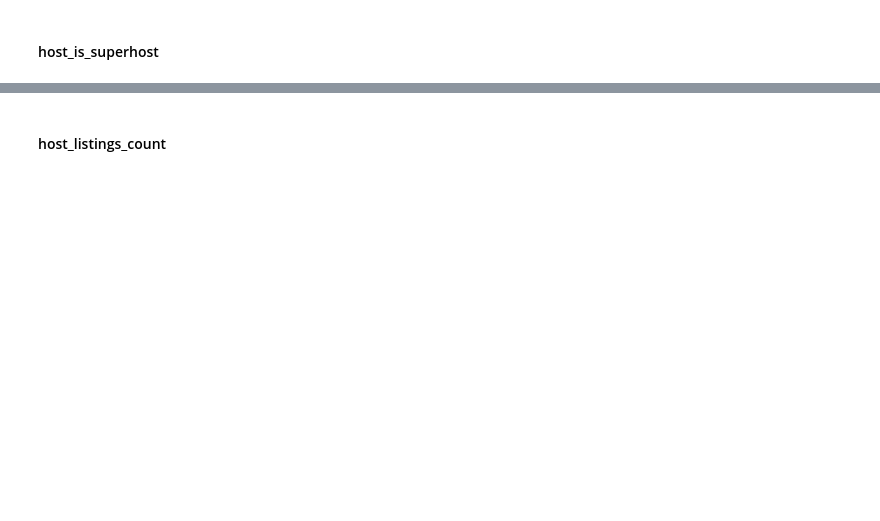
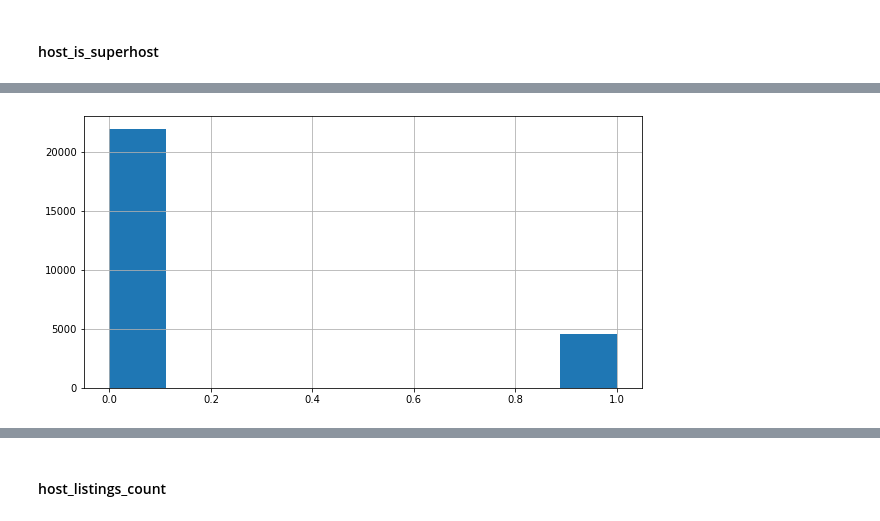
Before and after one commit to marinatakii/airbnb_pricing_prediction, a Jupyter notebook: airbnb_clean.ipynb, the cells around one changed output, grey strips where cells are left out. Cells and saved outputs as stored; diff of their text form; code cells hidden in the pictures; blank space fills up the shorter version.

```diff
--- a/airbnb_clean.ipynb
+++ b/airbnb_clean.ipynb
@@ -272 +462,5 @@ abnb[abnb['host_is_superhost'].isna()]
+# %%
+abnb.host_is_superhost.hist(figsize=(10,5), bins=9);
+# %% [output]
+[figure, added]
 # %%
```
Also changed, not shown: parts of 98 cells of this notebook.
